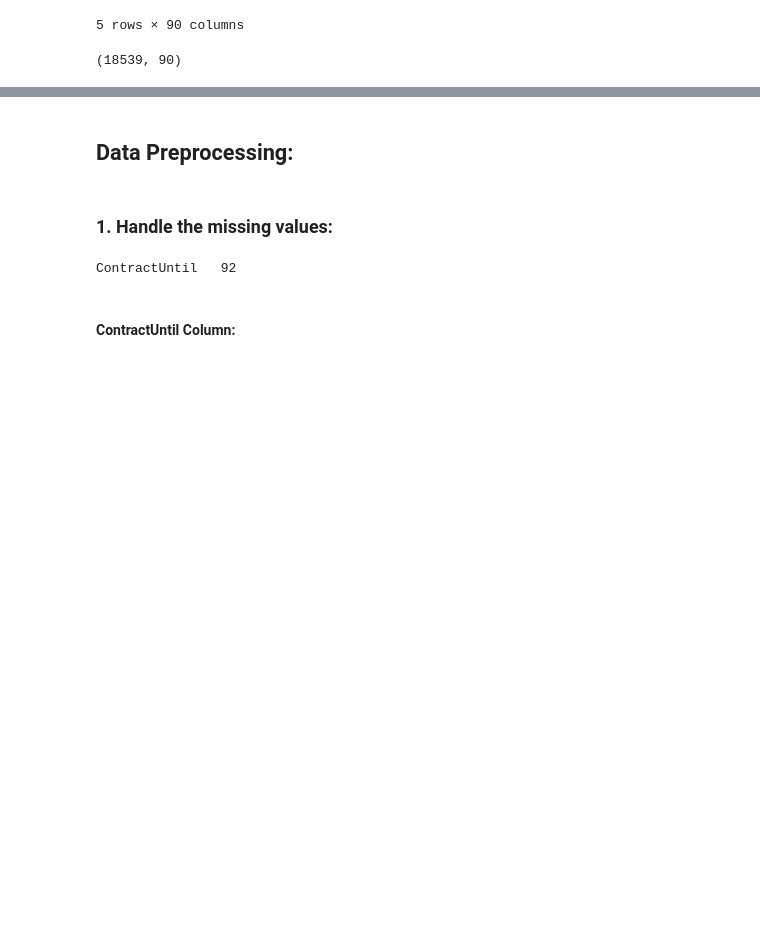
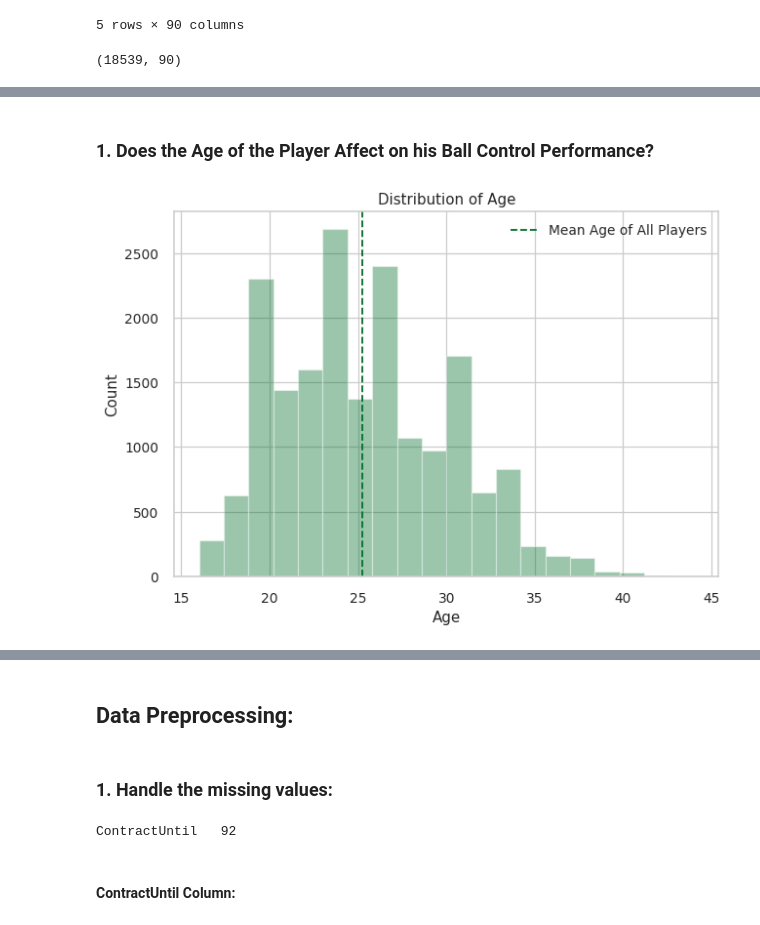
Before and after one commit to miraehab/FIFA-23-ML-Project, a Jupyter notebook: grouped-notebook.ipynb, the cells around one changed output, grey strips where cells are left out. Saved outputs shown, nothing was run; the diff lists cells and outputs as text; code cells hidden in the pictures; blank space fills up the shorter version.

Commit message:
Make Some EDA on the Data.

```diff
--- a/grouped-notebook.ipynb
+++ b/grouped-notebook.ipynb
@@ -24,11 +24,11 @@ data.shape
 # %% [output]
 (18539, 90)
 # %%
-needed_columns = ['Name', 'Age', 'Height', 'Weight',
+needed_columns = ['ID', 'Name', 'Age', 'Height', 'Weight',
        'Overall', 'Potential', 'Growth', 'TotalStats',
        'BaseStats', 'BestPosition', 'Club', 'ValueEUR', 'WageEUR',
        'ReleaseClause', 'ContractUntil', 'ClubJoined', 'OnLoad',
-       'PreferredFoot', 'IntReputation', 'WeakFoot',
+       'PreferredFoot', 'IntReputation', 'WeakFoot','Nationality',
        'SkillMoves', 'AttackingWorkRate', 'DefensiveWorkRate', 'PaceTotal',
        'ShootingTotal', 'PassingTotal', 'DribblingTotal', 'DefendingTotal',
        'PhysicalityTotal', 'Crossing', 'Finishing', 'HeadingAccuracy',
@@ -46,0 +51,14 @@ data = data[needed_columns]
+# %% [markdown]
+<h3>1. Does the Age of the Player Affect on his Ball Control Performance?</h3>
+# %%
+sns.set_palette("Greens_r")
+plt.figure(dpi=90)
+sns.distplot(x=data['Age'], kde=False, bins=20)
+plt.axvline(x=np.mean(data['Age']), ls='--', label='Mean Age of All Players')
+plt.legend()
+plt.xlabel('Age')
+plt.ylabel('Count')
+plt.title('Distribution of Age')
+plt.show()
+# %% [output]
+[figure, added]
```
Also changed, not shown: parts of 34 cells of this notebook, 1 other file.
